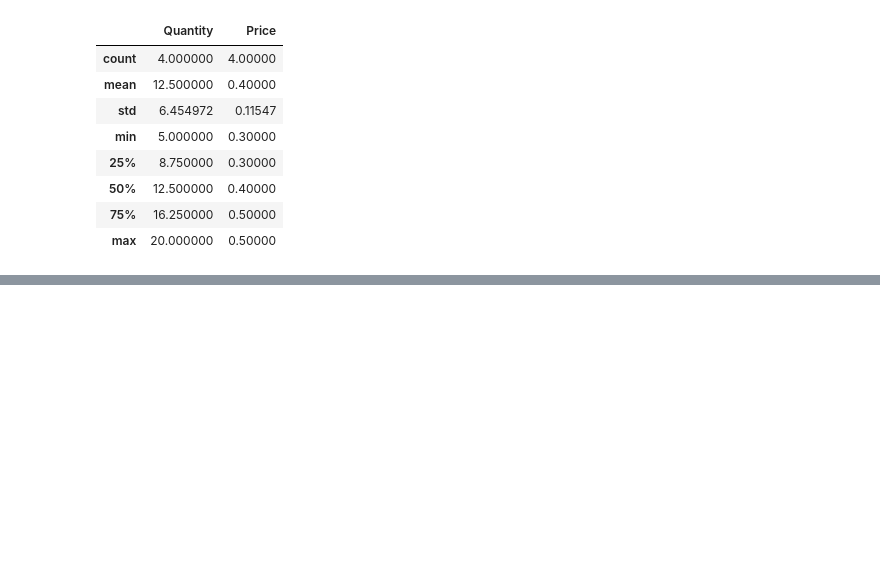
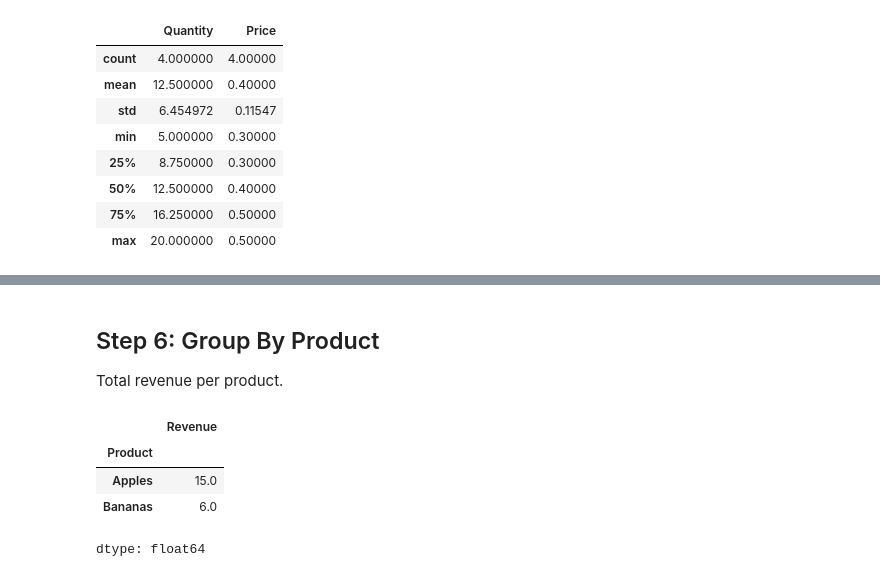
Before and after one commit to YazeedAsmar/Python, a Jupyter notebook: Data Analysis/Level 1/pandas_for_data_analysis_1.ipynb, the cells around one changed output, grey strips where cells are left out. Saved outputs shown, nothing was run; the diff lists cells and outputs as text; code cells hidden in the pictures; blank space fills up the shorter version.

```diff
--- a/Data Analysis/Level 1/pandas_for_data_analysis_1.ipynb
+++ b/Data Analysis/Level 1/pandas_for_data_analysis_1.ipynb
@@ -100,0 +121,11 @@ df.describe()
+# %% [markdown]
+## Step 6: Group By Product
+Total revenue per product.
+# %%
+df.groupby('Product')['Revenue'].sum()
+# %% [output]
+|  | Revenue |
+| Product |  |
+| Apples | 15.0 |
+| Bananas | 6.0 |
+dtype: float64
```
Also changed, not shown: parts of 9 cells of this notebook.
